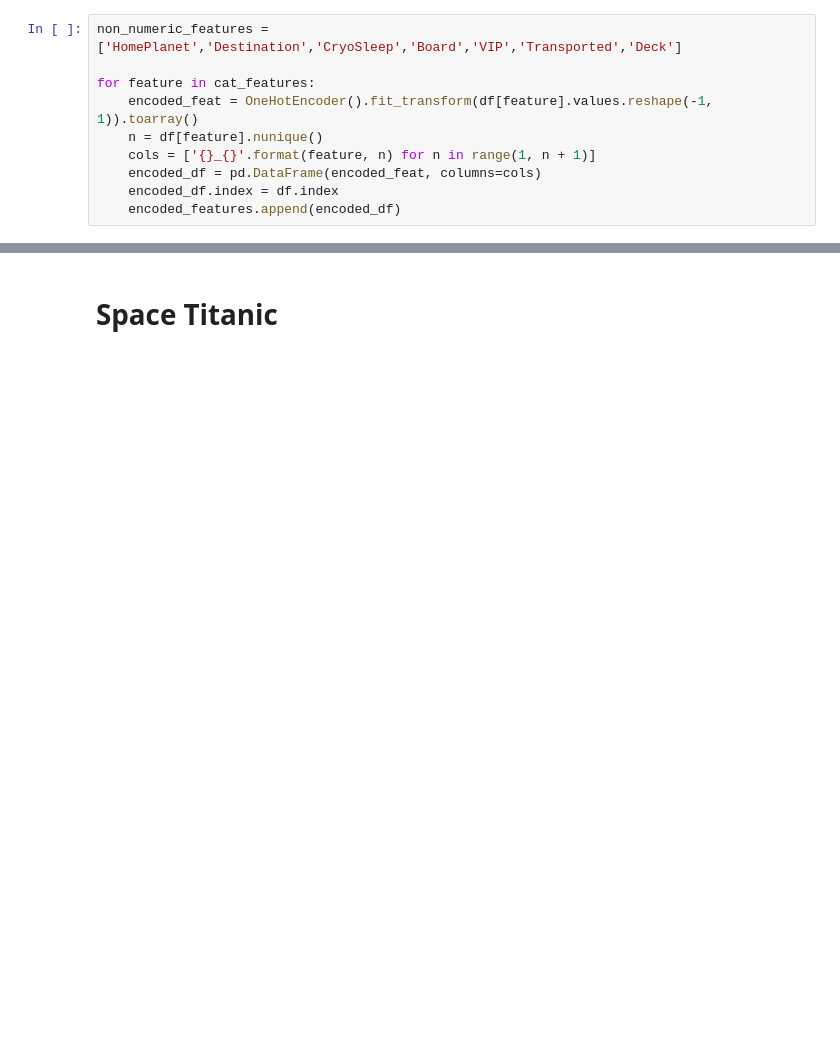
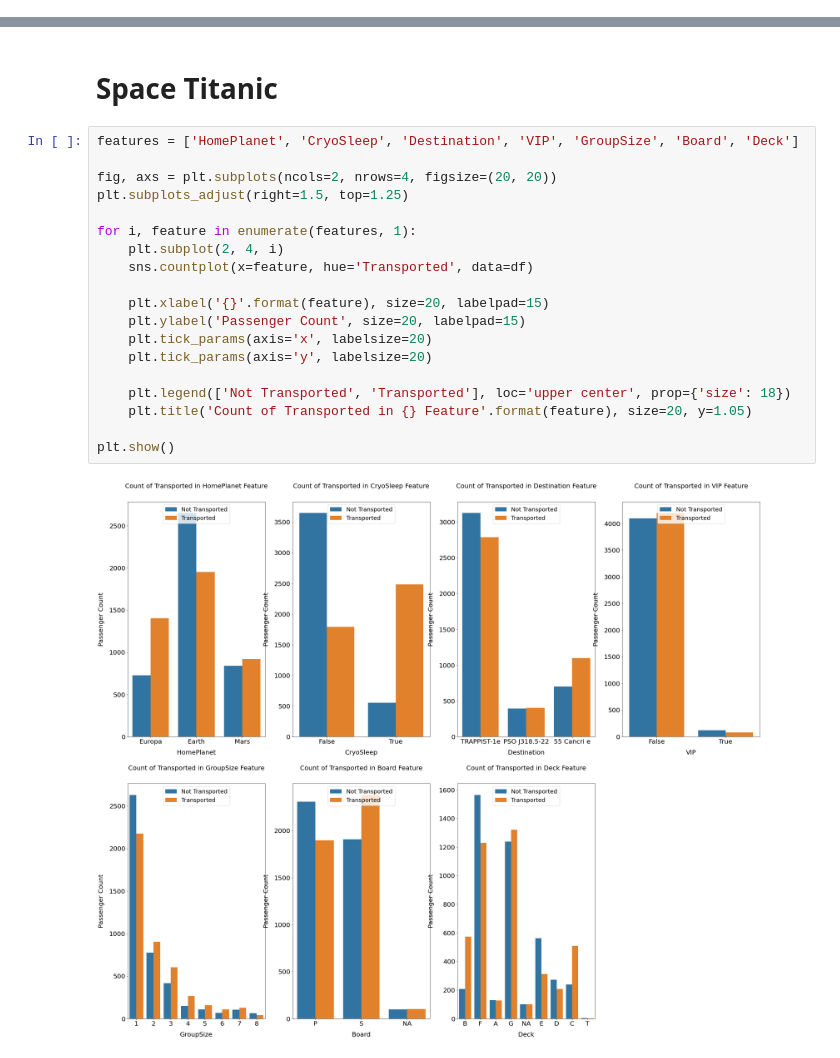
Before and after one commit to JesseWiers/SpaceTitanic, a Jupyter notebook: spacetitanic.ipynb, the cells around one changed output, grey strips where cells are left out. Saved outputs shown, nothing was run; the diff lists cells and outputs as text; blank space fills up the shorter version.

```diff
--- a/spacetitanic.ipynb
+++ b/spacetitanic.ipynb
@@ -187,10 +211,0 @@ sns.heatmap(df.corr(),cmap='coolwarm')
-# %%
-non_numeric_features = ['HomePlanet','Destination','CryoSleep','Board','VIP','Transported','Deck']
-
-for feature in cat_features:
-    encoded_feat = OneHotEncoder().fit_transform(df[feature].values.reshape(-1, 1)).toarray()
-    n = df[feature].nunique()
-    cols = ['{}_{}'.format(feature, n) for n in range(1, n + 1)]
-    encoded_df = pd.DataFrame(encoded_feat, columns=cols)
-    encoded_df.index = df.index
-    encoded_features.append(encoded_df)
@@ -234,2 +224,23 @@ len(df['GroupId'].unique())
 # %% [markdown]
 # Space Titanic
+# %%
+features = ['HomePlanet', 'CryoSleep', 'Destination', 'VIP', 'GroupSize', 'Board', 'Deck']
+
+fig, axs = plt.subplots(ncols=2, nrows=4, figsize=(20, 20))
+plt.subplots_adjust(right=1.5, top=1.25)
+
+for i, feature in enumerate(features, 1):
+    plt.subplot(2, 4, i)
+    sns.countplot(x=feature, hue='Transported', data=df)
+
+    plt.xlabel('{}'.format(feature), size=20, labelpad=15)
+    plt.ylabel('Passenger Count', size=20, labelpad=15)
+    plt.tick_params(axis='x', labelsize=20)
+    plt.tick_params(axis='y', labelsize=20)
+
+    plt.legend(['Not Transported', 'Transported'], loc='upper center', prop={'size': 18})
+    plt.title('Count of Transported in {} Feature'.format(feature), size=20, y=1.05)
+
+plt.show()
+# %% [output]
+[figure, added]
```
Also changed, not shown: parts of 35 cells of this notebook.
